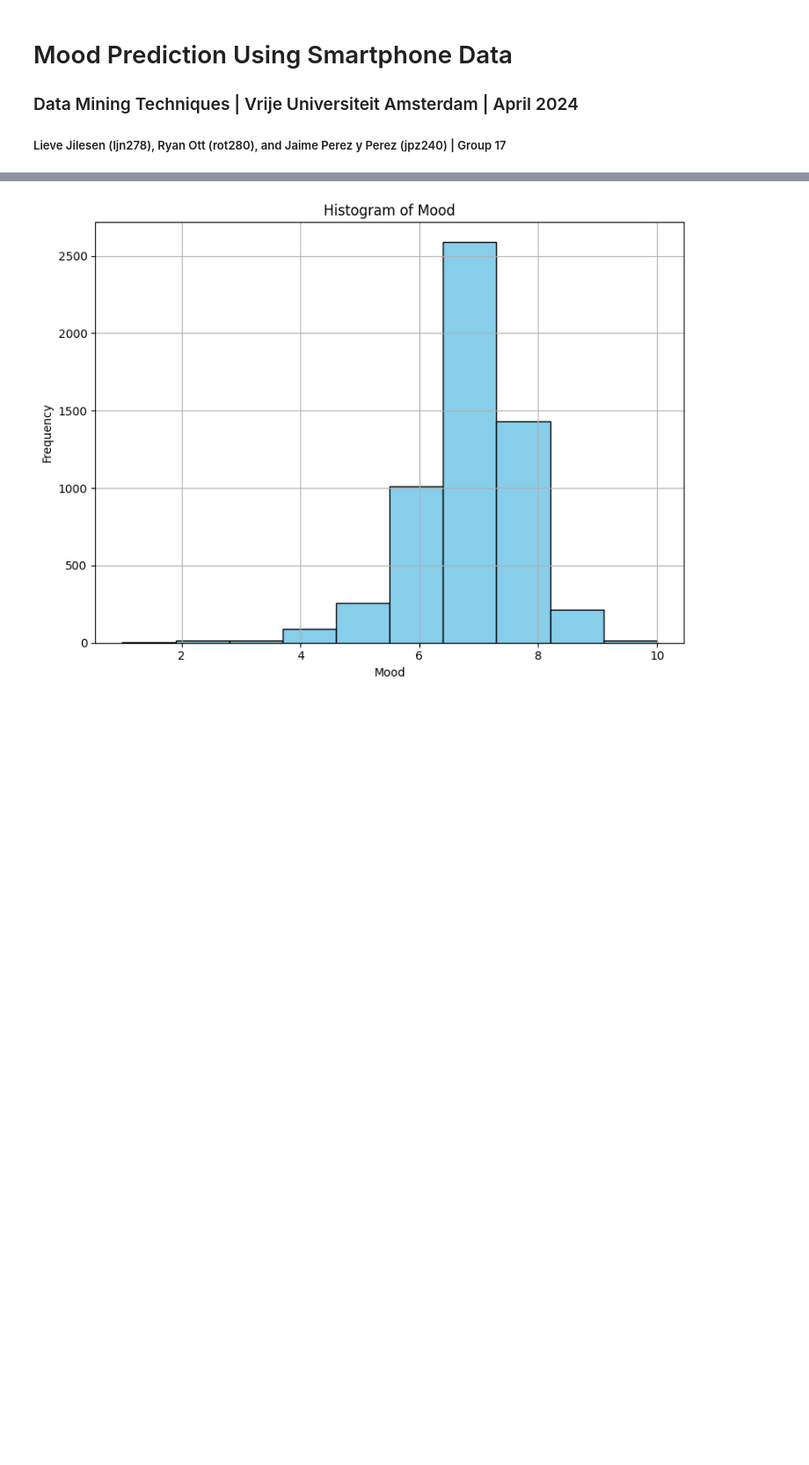
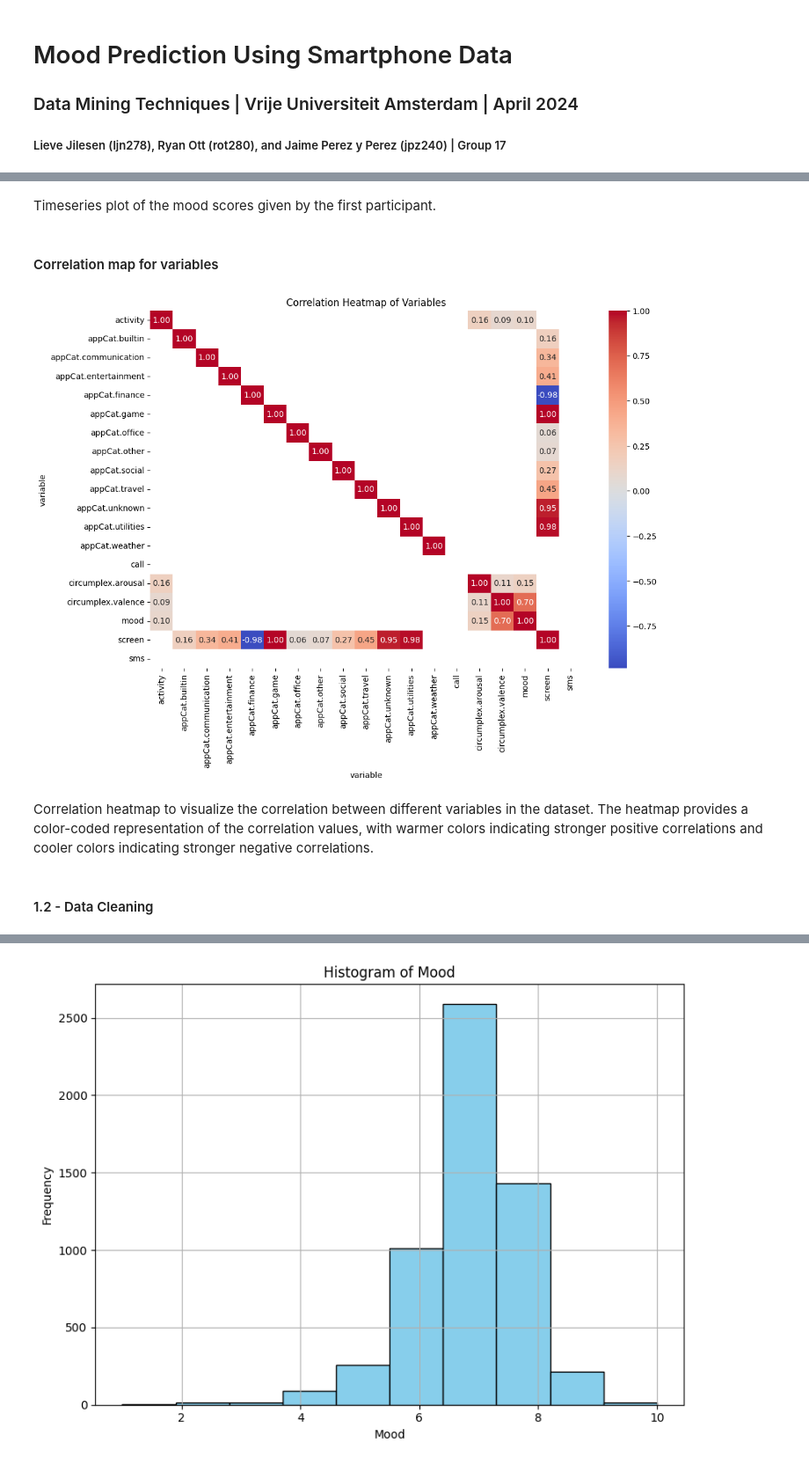
Before and after one commit to ryan-ott/DMT-Group17, a Jupyter notebook: Assignment1/mood_prediction.ipynb, the cells around one changed output, grey strips where cells are left out. Shown at 88% size. Saved outputs shown, nothing was run; the diff lists cells and outputs as text; code cells hidden in the pictures; blank space fills up the shorter version.

```diff
--- a/Assignment1/mood_prediction.ipynb
+++ b/Assignment1/mood_prediction.ipynb
@@ -53,3 +135,22 @@ print(variables)
+# %% [markdown]
+Timeseries plot of the mood scores given by the first participant.
+# %% [markdown]
+#### Correlation map for variables
+# %%
+# Correlation heatmap of variables
+pivot_table = df.pivot_table(index=['id', 'time'], columns='variable', values='value')
+correlation_matrix = pivot_table.corr()
+
+plt.figure(figsize=(12, 8))
+sns.heatmap(correlation_matrix, annot=True, fmt=".2f", cmap='coolwarm')
+plt.title('Correlation Heatmap of Variables')
+plt.show()
+# %% [output]
+[figure, added]
+# %% [markdown]
+Correlation heatmap to visualize the correlation between different variables in the dataset. The heatmap provides a color-coded representation of the correlation values, with warmer colors indicating stronger positive correlations and cooler colors indicating stronger negative correlations.
+# %% [markdown]
+#### 1.2 - Data Cleaning
 # %%
 # clean data by dropping NA values
 
```
Also changed, not shown: parts of 18 cells of this notebook, 1 other file.
